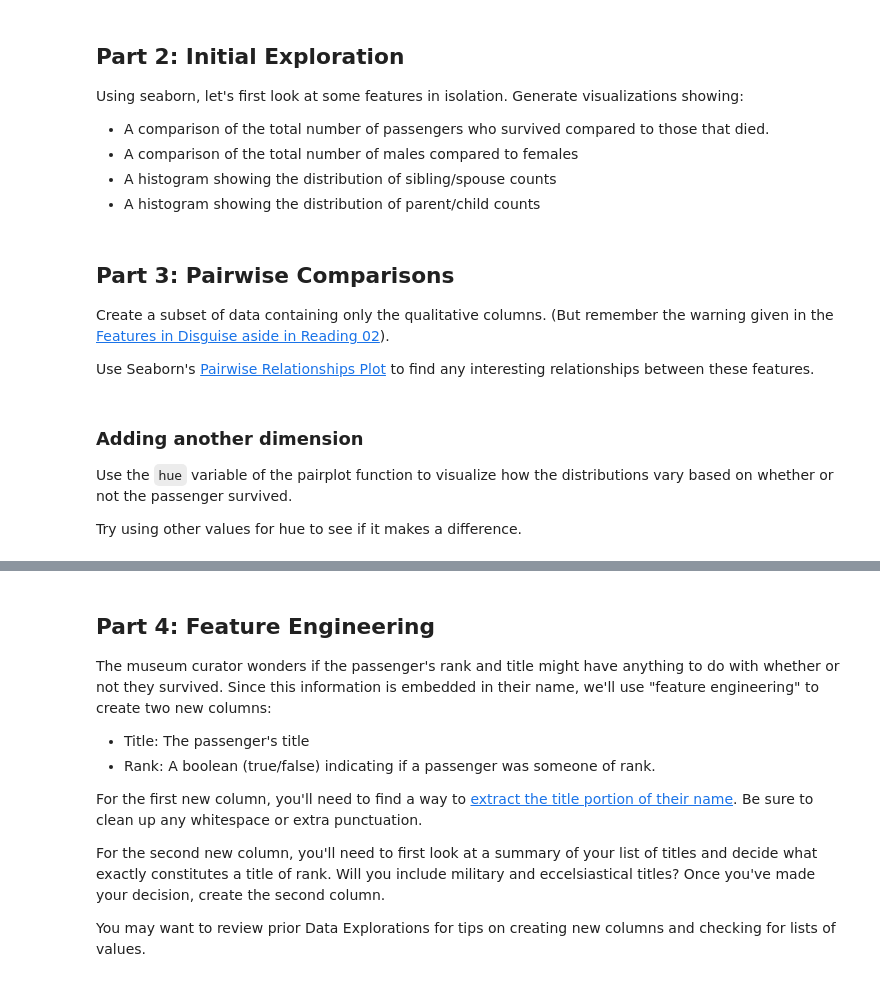
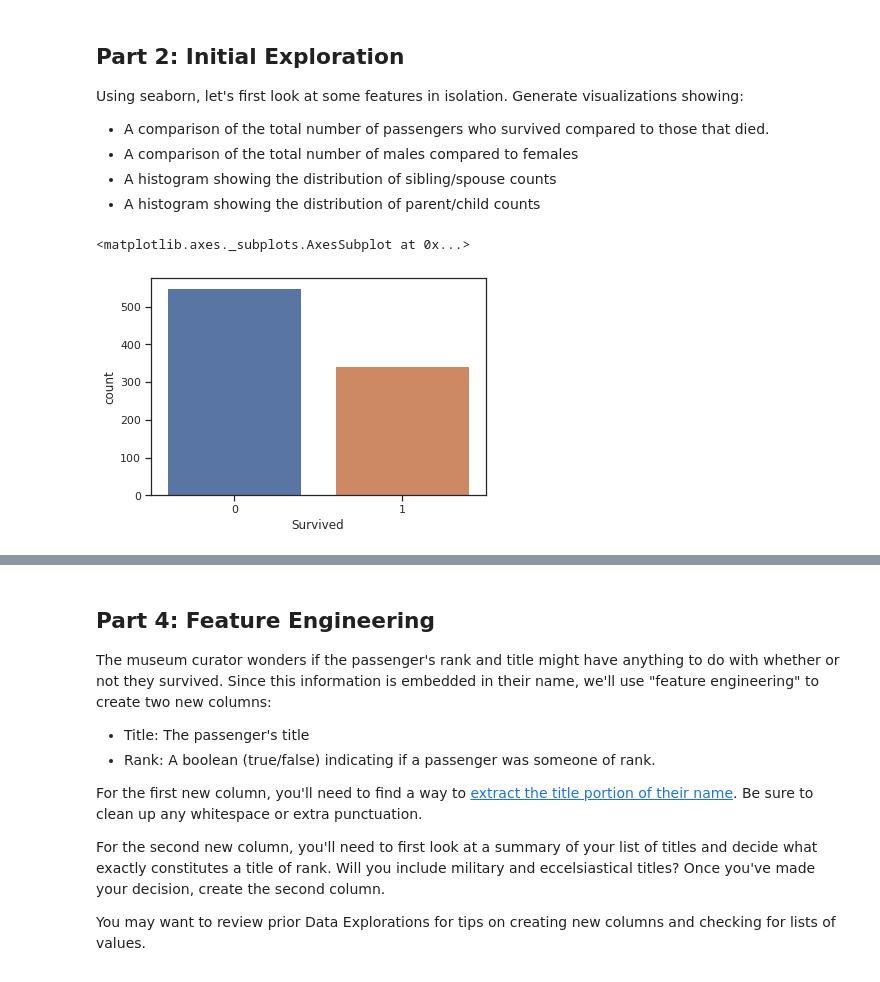
Before and after one commit to byui-cse/cse450-course, a Jupyter notebook: notebooks/Exploration_03_Solved.ipynb, the cells around one changed output, grey strips where cells are left out. Cells and saved outputs as stored; diff of their text form; code cells hidden in the pictures.

```diff
--- a/notebooks/Exploration_03_Solved.ipynb
+++ b/notebooks/Exploration_03_Solved.ipynb
@@ -26,8 +26,12 @@ Some questions you might ask include:
 # %%
 # Part 1: Enter your code below to import Pandas according to the
 # conventional method. Then load the dataset into a Pandas dataframe.
+import pandas as pd
 
+titanic = pd.read_csv('https://raw.githubusercontent.com/byui-cse/cse450-course/master/data/titanic.csv')
 
 # Write any code needed to explore the data by seeing what the first few
 # rows look like. Then display a technical summary of the data to determine
 # the data types of each column, and which columns have missing data.
+titanic.info()
+titanic.head()
@@ -43,10 +73,13 @@ Using seaborn, let's first look at some features in isolation. Generate visualiz
 # %%
 # Part 2: # Import the seaborn library the conventional way. Then optionally
 # configure the default chart style. Then, write the code needed to generate
 # the visualizations specified.
+import seaborn as sns
+sns.set()
+sns.set_style('ticks')
+
+# Surviving passenger counts
+sns.countplot(data=titanic, x='Survived')
+# %% [output]
+<matplotlib.axes._subplots.AxesSubplot at 0x...>
+[figure, added]
-# %% [markdown]
-## Part 3: Pairwise Comparisons
-
-Create a subset of data containing only the qualitative columns. (But remember the warning given in the [Features in Disguise aside in Reading 02](https://byui-cse.github.io/cse450-course/module-01/preparation-02.html)).
-
-Use Seaborn's [Pairwise Relationships Plot](https://seaborn.pydata.org/tutorial/distributions.html#visualizing-pairwise-relationships-in-a-dataset) to find any interesting relationships between these features.
@@ -55,6 +85,0 @@ Use Seaborn's [Pairwise Relationships Plot](https://seaborn.pydata.org/tutorial/
-# %% [markdown]
-### Adding another dimension
-
-Use the `hue` variable of the pairplot function to visualize how the distributions vary based on whether or not the passenger survived.
-
-Try using other values for hue to see if it makes a difference.
```
Also changed, not shown: parts of 21 cells of this notebook.
